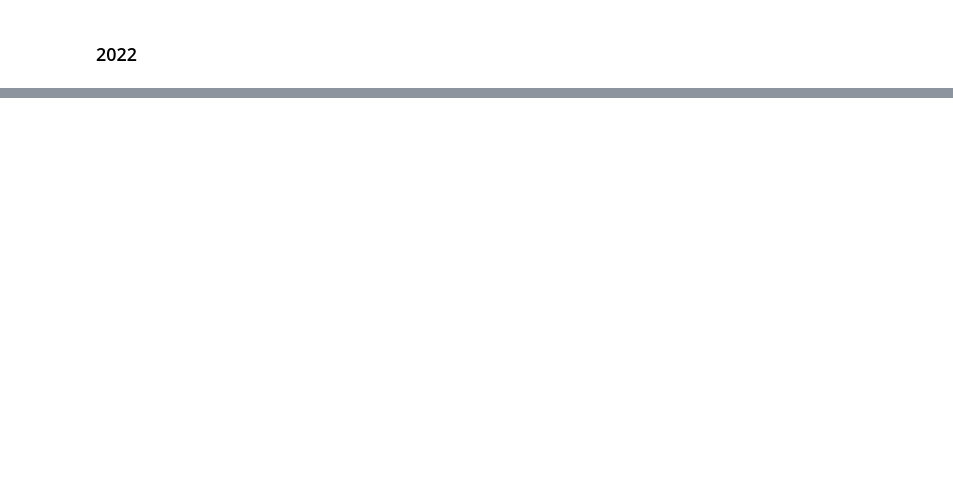
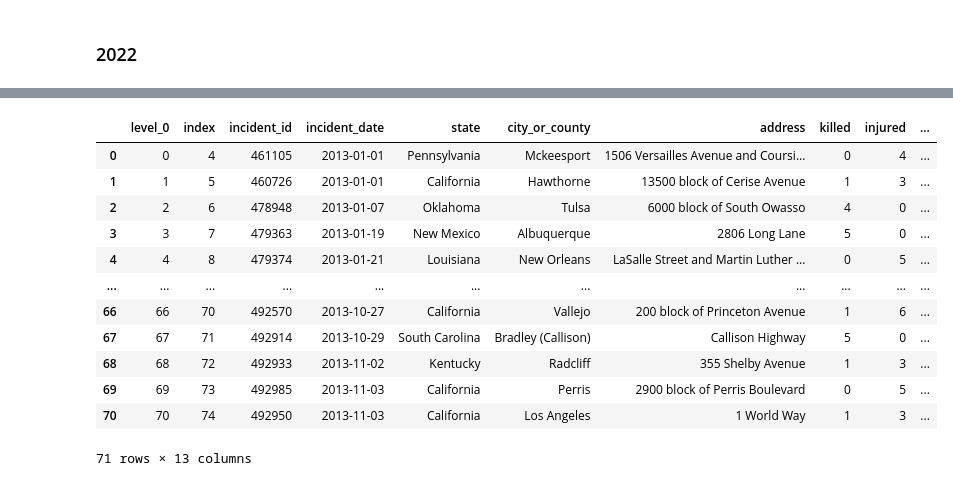
Before and after one commit to poojachaudhuri/project-2, a Jupyter notebook: cleaning.ipynb, the cells around one changed output, grey strips where cells are left out. Cells and saved outputs as stored; diff of their text form; code cells hidden in the pictures; blank space fills up the shorter version.

```diff
--- a/cleaning.ipynb
+++ b/cleaning.ipynb
@@ -143,0 +384,4 @@ df_2022.to_csv('mass-shootings-2022.csv', index=False)
+# %%
+playwright = await async_playwright().start()
+browser = await playwright.chromium.launch(headless = False)
+page = await browser.new_page()
@@ -143,0 +513,3 @@ df_2022.to_csv('mass-shootings-2022.csv', index=False)
+# %%
+df_2013 = pd.DataFrame(shootings_2013)
+df_2013
@@ -143,0 +530,5 @@ df_2022.to_csv('mass-shootings-2022.csv', index=False)
+# %%
+df_2013['incident_url'] = 'https://www.gunviolencearchive.org/incident/' + df_2013['incident_id'].astype(str)
+df_2013['incident_date'] = pd.to_datetime(df_2013['incident_date'])
+df_2013['year'] = df_2013['incident_date'].dt.year
+df_2013
@@ -143,0 +549,3 @@ df_2022.to_csv('mass-shootings-2022.csv', index=False)
+# %%
+df_2013 = df_2013[df_2013['year'] == 2013]
+df_2013
@@ -143,0 +566,19 @@ df_2022.to_csv('mass-shootings-2022.csv', index=False)
+# %%
+# reset the index
+
+df_2013.reset_index(inplace=True)
+df_2013
+# %% [output]
+|  | level_0 | index | incident_id | incident_date | state | city_or_county | address | killed | injured | ... |
+| 0 | 0 | 4 | 461105 | 2013-01-01 | Pennsylvania | Mckeesport | 1506 Versailles Avenue and Coursi... | 0 | 4 | ... |
+| 1 | 1 | 5 | 460726 | 2013-01-01 | California | Hawthorne | 13500 block of Cerise Avenue | 1 | 3 | ... |
+| 2 | 2 | 6 | 478948 | 2013-01-07 | Oklahoma | Tulsa | 6000 block of South Owasso | 4 | 0 | ... |
+| 3 | 3 | 7 | 479363 | 2013-01-19 | New Mexico | Albuquerque | 2806 Long Lane | 5 | 0 | ... |
+| 4 | 4 | 8 | 479374 | 2013-01-21 | Louisiana | New Orleans | LaSalle Street and Martin Luther ... | 0 | 5 | ... |
+| ... | ... | ... | ... | ... | ... | ... | ... | ... | ... | ... |
+| 66 | 66 | 70 | 492570 | 2013-10-27 | California | Vallejo | 200 block of Princeton Avenue | 1 | 6 | ... |
+| 67 | 67 | 71 | 492914 | 2013-10-29 | South Carolina | Bradley (Callison) | Callison Highway | 5 | 0 | ... |
+| 68 | 68 | 72 | 492933 | 2013-11-02 | Kentucky | Radcliff | 355 Shelby Avenue | 1 | 3 | ... |
+| 69 | 69 | 73 | 492985 | 2013-11-03 | California | Perris | 2900 block of Perris Boulevard | 0 | 5 | ... |
+| 70 | 70 | 74 | 492950 | 2013-11-03 | California | Los Angeles | 1 World Way | 1 | 3 | ... |
+71 rows × 13 columns
```
Also changed, not shown: parts of 61 cells of this notebook, 15 other files.
